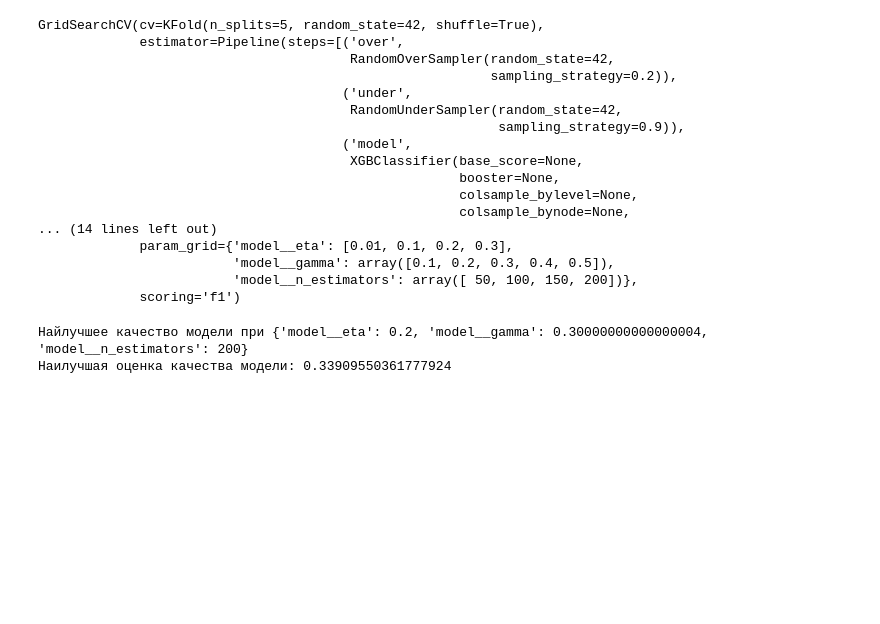
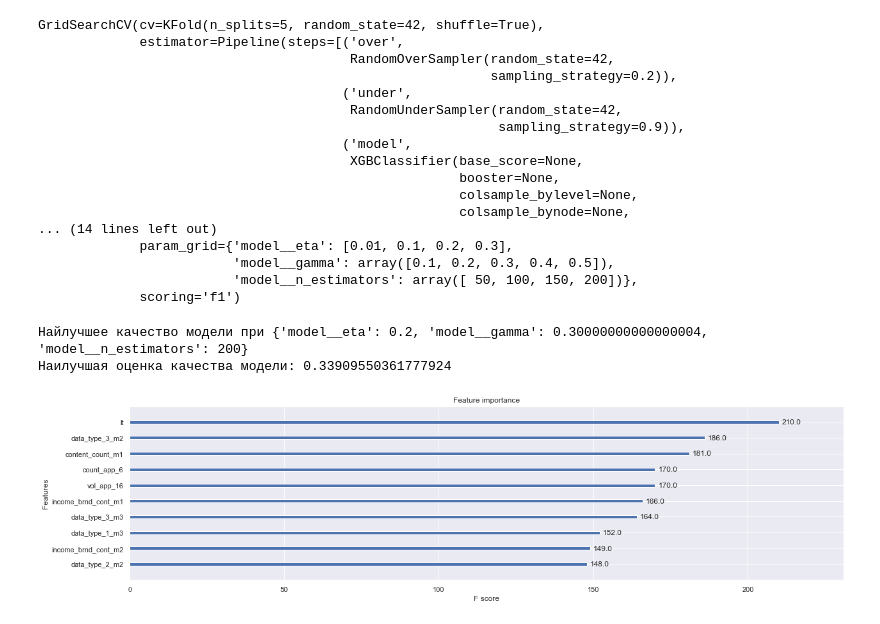
Before and after one commit to ML-Project-Univercity/Project, a Jupyter notebook: Project/Moduls/XGboost/XGboost_100.ipynb, the cells around one changed output. Cells and saved outputs as stored; diff of their text form; code cells hidden in the pictures; blank space fills up the shorter version.

```diff
--- a/Project/Moduls/XGboost/XGboost_100.ipynb
+++ b/Project/Moduls/XGboost/XGboost_100.ipynb
@@ -63,7 +63,7 @@ cols_100 = selector_100.get_support(indices=True)
 df_new_100 = X.iloc[:,cols_100]
 # %%
 scaler = StandardScaler()
-df_new_100 = scaler.fit_transform(df_new_100)
+df_new_100 = pd.DataFrame(scaler.fit_transform(df_new_100), columns=df_new_100.columns)
 # %%
 df_new_100
 # %% [output]
@@ -309,3 +309,11 @@ print("Наилучшая оценка качества модели:", grid.bes
 # %% [output]
 Найлучшее качество модели при {'model__eta': 0.2, 'model__gamma': 0.30000000000000004, 'model__n_estimators': 200}
 Наилучшая оценка качества модели: 0.33909550361777924
+# %%
+model = XGBClassifier(eta= 0.2, gamma= 0.3, n_estimators= 200, use_rmm= True, eval_metric='mlogloss')
+model.fit(X_rous, y_rous)
+ax = plot_importance(model, max_num_features=10)
+fig = ax.figure
+fig.set_size_inches(20, 5)
+# %% [output]
+[figure, added]
```
Also changed, not shown: parts of 2 cells of this notebook, 1 other file.
